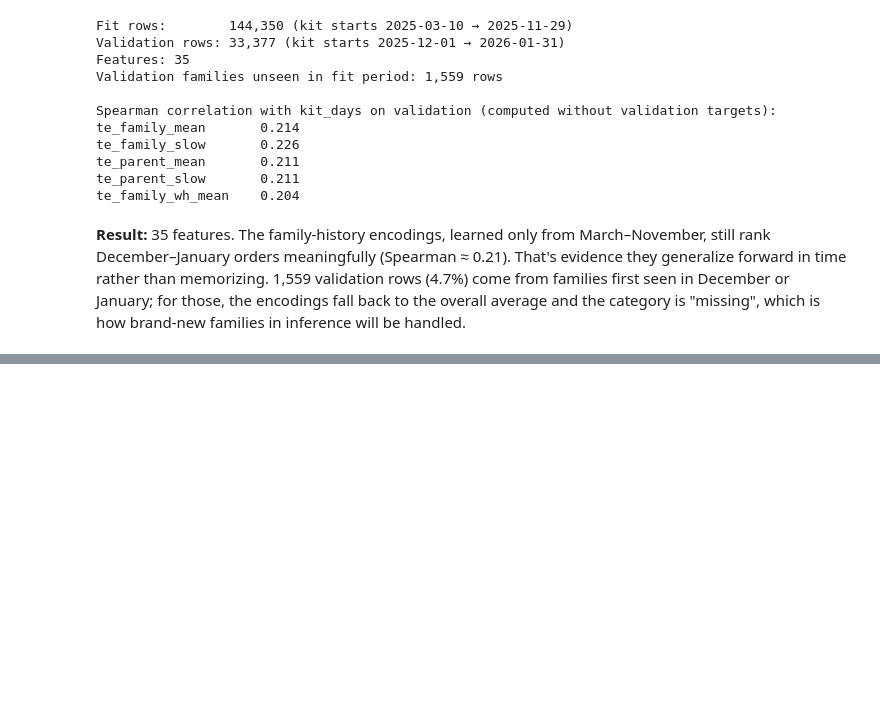
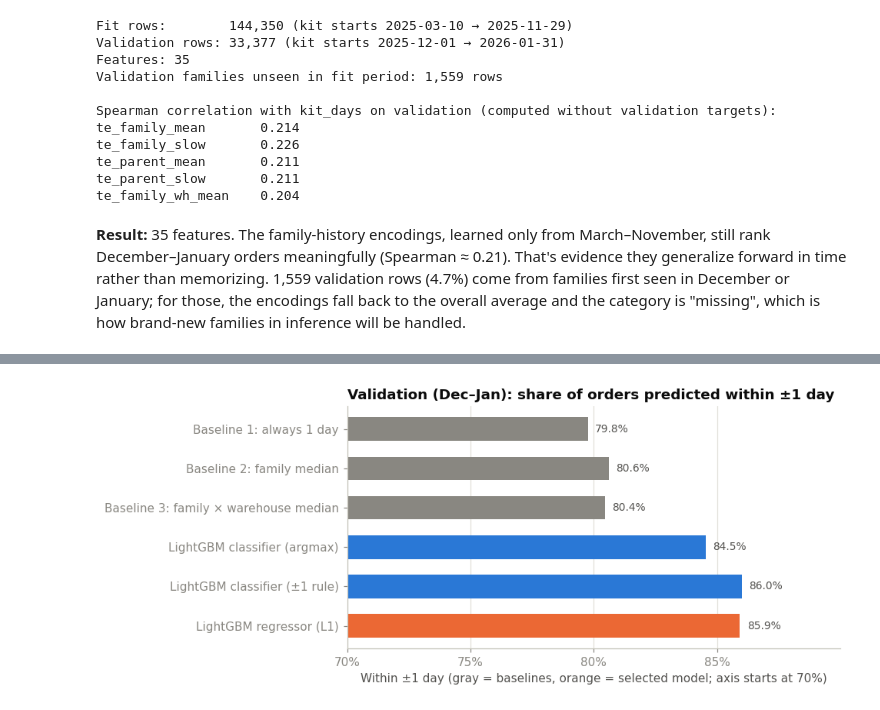
Before and after one commit to ZakirPatwa/Zakir_Patwa_DS_Case_2026, a Jupyter notebook: Zakir_Patwa_DS_Case_Notebook_2026.ipynb, the cells around one changed output, grey strips where cells are left out. Saved outputs shown, nothing was run; the diff lists cells and outputs as text; code cells hidden in the pictures; blank space fills up the shorter version.

Commit message:
Modeling: baselines, tuned LightGBM, probability checks, error analysis

```diff
--- a/Zakir_Patwa_DS_Case_Notebook_2026.ipynb
+++ b/Zakir_Patwa_DS_Case_Notebook_2026.ipynb
@@ -978,0 +1192,22 @@ te_family_wh_mean    0.204
+# %%
+names = list(results)
+within = [results[n]["within_1_day"] for n in names]
+colors = [MUTED if n.startswith("Baseline") else BLUE for n in names]
+winner_name = "LightGBM regressor (L1)" if WINNER == "regressor" else "LightGBM classifier (±1 rule)"
+colors[names.index(winner_name)] = ORANGE
+
+fig, ax = plt.subplots(figsize=(9, 3.8))
+ax.barh(names[::-1], within[::-1], color=colors[::-1], height=0.6)
+for i, v in enumerate(within[::-1]):
+    ax.text(v + 0.003, i, f"{v:.1%}", va="center", fontsize=9, color=INK_2)
+ax.set_xlim(0.7, max(within) + 0.04)
+ax.xaxis.set_major_locator(plt.MultipleLocator(0.05))
+ax.xaxis.set_major_formatter(lambda v, _: f"{v:.0%}")
+ax.grid(axis="x", color=GRID)
+ax.grid(axis="y", visible=False)
+ax.set_title("Validation (Dec–Jan): share of orders predicted within ±1 day")
+ax.set_xlabel("Within ±1 day (gray = baselines, orange = selected model; axis starts at 70%)")
+plt.tight_layout()
+save_fig(fig, "f1_model_comparison")
+# %% [output]
+[figure, added]
```
Also changed, not shown: parts of 24 cells of this notebook, 5 other files.
